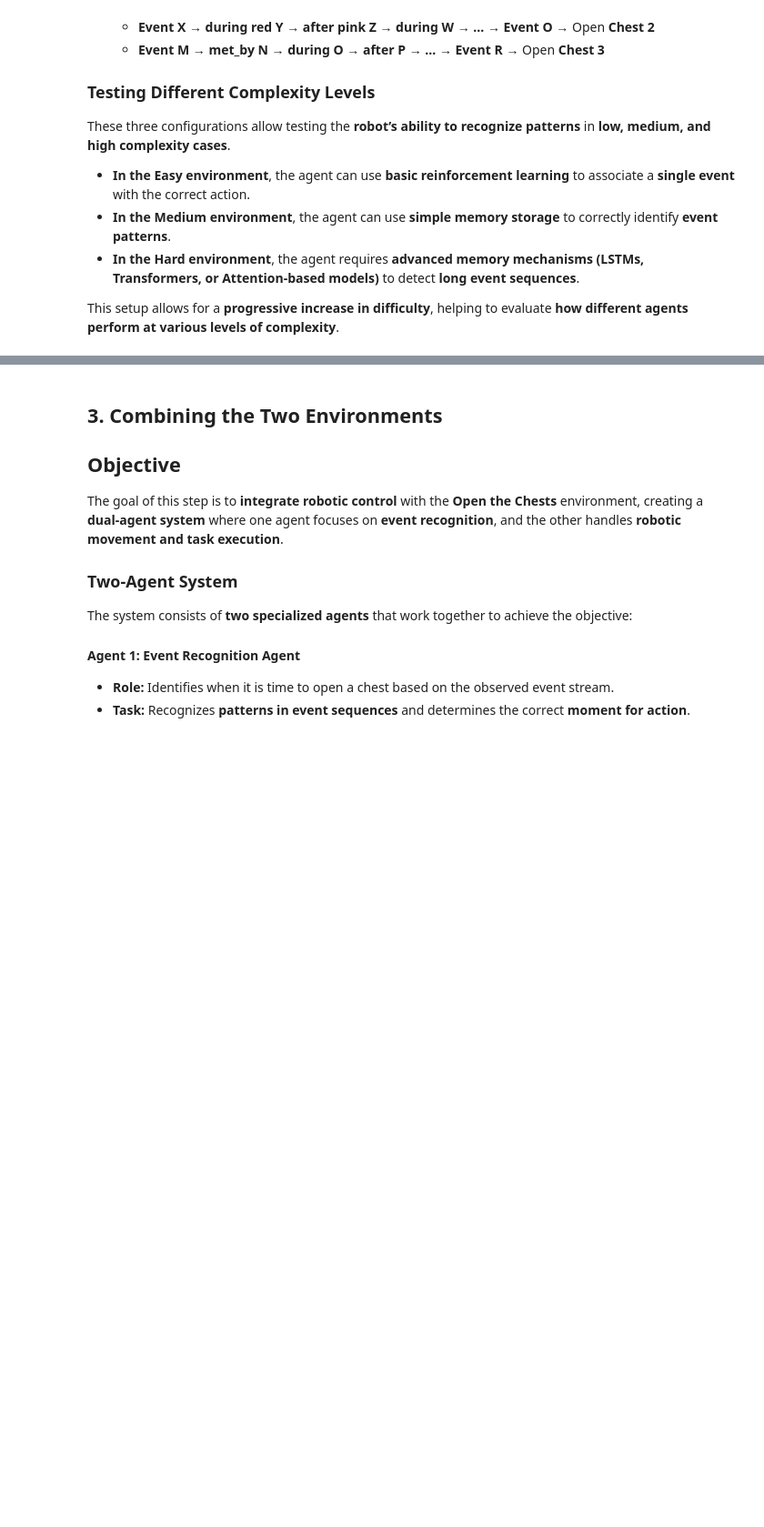
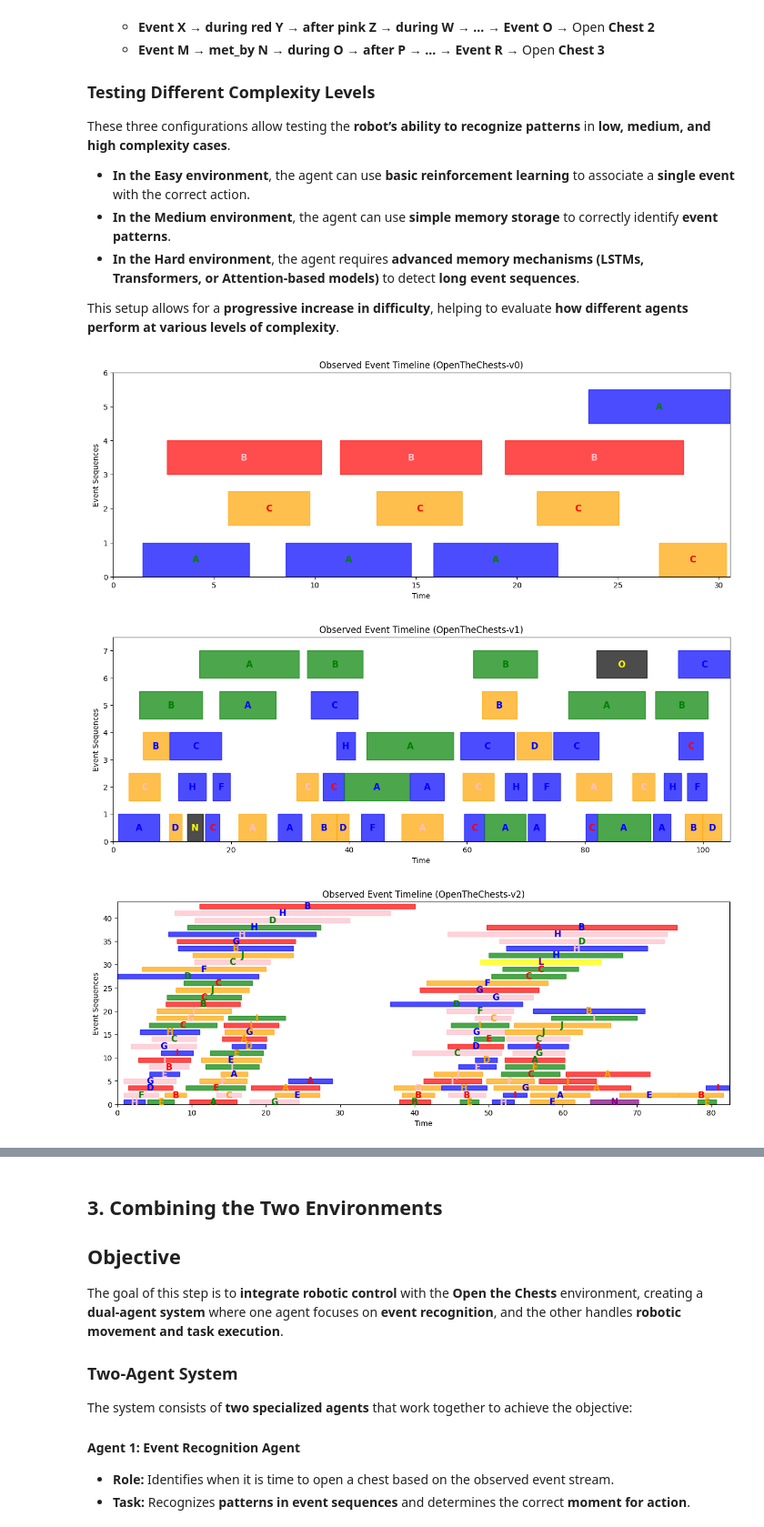
Before and after one commit to Exolio93/OpenTheChest, a Jupyter notebook: Open_The_Chests_Project.ipynb, the cells around one changed output, grey strips where cells are left out. Shown at 91% size. Cells and saved outputs as stored; diff of their text form; code cells hidden in the pictures; blank space fills up the shorter version.

```diff
--- a/Open_The_Chests_Project.ipynb
+++ b/Open_The_Chests_Project.ipynb
@@ -815,32 +898,36 @@ def collect_observations(env_name, num_steps=30):
     # Run simulation loop to collect events
     for step in range(num_steps):
         action = [0] * env.action_space.n  # Fixed action (Can be randomized using env.action_space.sample())
         obs, reward, done, _, info = env.step(action)  # Take a step in the environment
 
         # Extract event information
         observed_events.append(event_from_obs_stb3(obs, all_types, all_attributes))
 
         # print(f"Step {step+1} ({env_name}): Action={action}, Reward={reward}, Done={done}")
 
         if done:
             print(f"{env_name} reached a terminal state. Resetting...")
             obs = env.reset()
 
     # Close the environment
     env.close()
 
     return observed_events
 
 # Collect data from both environments
 observed_events_easy = collect_observations("OpenTheChests-v0", num_steps=10)
 observed_events_medium = collect_observations("OpenTheChests-v1", num_steps=50)
 observed_events_hard = collect_observations("OpenTheChests-v2", num_steps=100)
 
 # --------------------------------------------------------
 # VISUALIZE EVENT SEQUENCES
 # --------------------------------------------------------
 
 # Visualize collected observations sequentially
-#draw_event_sequence_matplot(observed_events_easy, start_time=0, end_time=observed_events_easy[-1]["end_time"], env_name="OpenTheChests-v0")
+draw_event_sequence_matplot(observed_events_easy, start_time=0, end_time=observed_events_easy[-1]["end_time"], env_name="OpenTheChests-v0")
 draw_event_sequence_matplot(observed_events_medium, start_time=0, end_time=observed_events_medium[-1]["end_time"], env_name="OpenTheChests-v1")
-#draw_event_sequence_matplot(observed_events_hard, start_time=0, end_time=observed_events_hard[-1]["end_time"], env_name="OpenTheChests-v2")
+draw_event_sequence_matplot(observed_events_hard, start_time=0, end_time=observed_events_hard[-1]["end_time"], env_name="OpenTheChests-v2")
+# %% [output]
+[figure, added]
+[figure, added]
+[figure, added]
```
Also changed, not shown: parts of 20 cells of this notebook, 7 other files.
